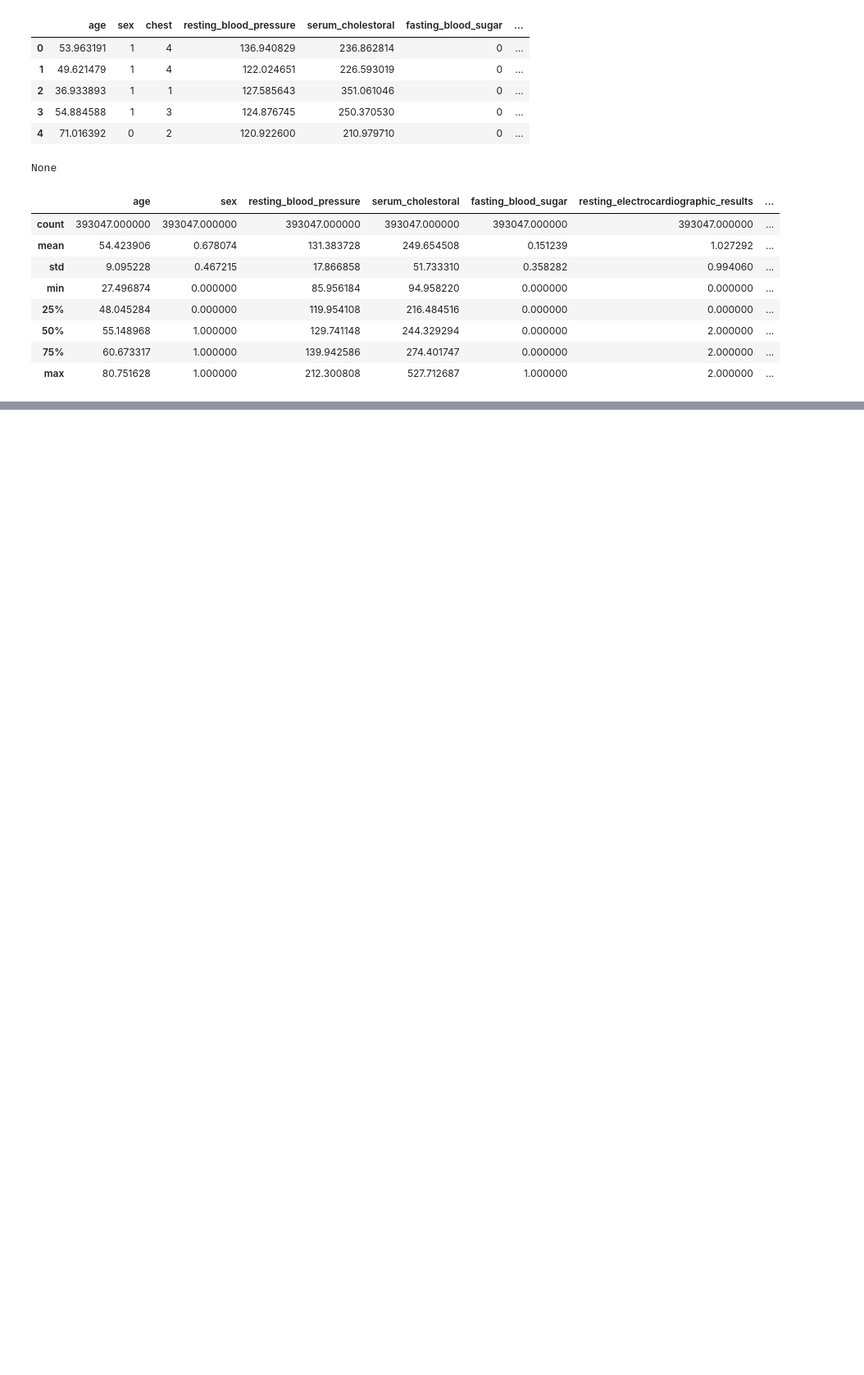
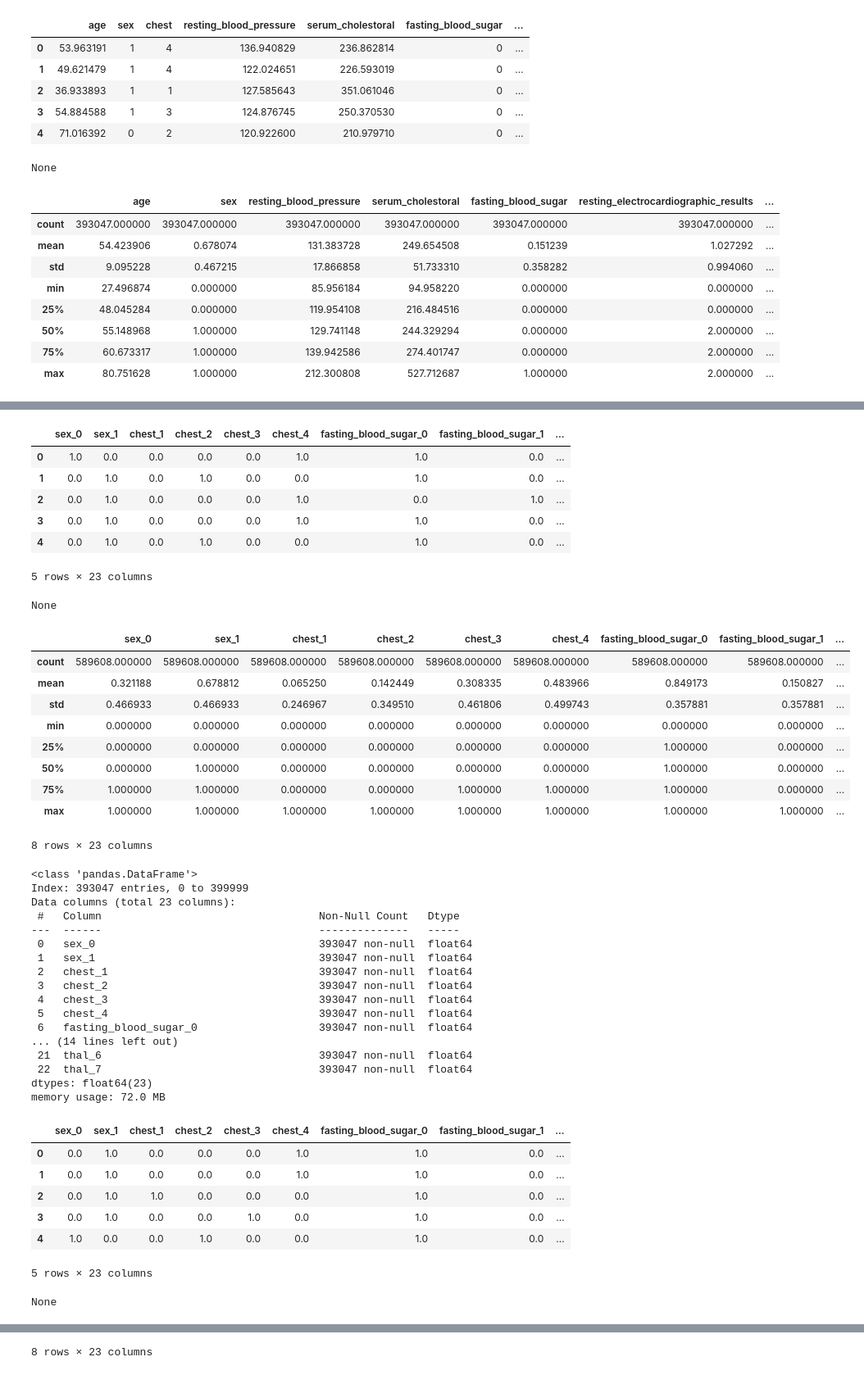
Before and after one commit to KonstGen921/sf_data_science, a Jupyter notebook: tasks/DL_PJ.ipynb, the cells around one changed output, grey strips where cells are left out. Shown at 82% size. Drawn from its saved outputs; the diff is of its cells as text; code cells hidden in the pictures; blank space fills up the shorter version.

```diff
--- a/tasks/DL_PJ.ipynb
+++ b/tasks/DL_PJ.ipynb
@@ -325,5 +325,28 @@ None
 | max | 80.751628 | 1.000000 | 212.300808 | 527.712687 | 1.000000 | 2.000000 | ... |
 # %%
 # делаем one-hot encoding для категориальных признаков
-df_train_1 = pd.get_dummies(df_train_1, columns=['sex','chest','fasting_blood_sugar','resting_electrocardiographic_result','exercise_induced_angina','slope','number_of_major_vessels','thal'])
-df_test_1 = pd.get_dummies(df_test_1, columns=['sex','chest','fasting_blood_sugar','resting_electrocardiographic_result','exercise_induced_angina','slope','number_of_major_vessels','thal'])
+cat_coll = ['sex','chest','fasting_blood_sugar','resting_electrocardiographic_results','exercise_induced_angina','slope','number_of_major_vessels','thal']
+from sklearn.preprocessing import OneHotEncoder
+encoder = OneHotEncoder(
+    sparse_output=False,      # если sklearn старый — можно sparse=False
+    handle_unknown='ignore'
+)
+
+df_train_1_encoded = pd.DataFrame(
+    encoder.fit_transform(df_train_1[cat_coll]),
+    index=df_train_1.index,
+    columns=encoder.get_feature_names_out(cat_coll)
+)
+
+df_test_1_encoded = pd.DataFrame(
+    encoder.transform(df_test_1[cat_coll]),
+    index=df_test_1.index,
+    columns=encoder.get_feature_names_out(cat_coll)
+)
+
+# проверка
+assert (df_train_1_encoded.columns == df_test_1_encoded.columns).all()
+
+display(df_train_1_encoded.head(), df_train_1_encoded.info(), df_train_1_encoded.describe())
+display(df_test_1_encoded.head(), df_test_1_encoded.info(), df_test_1_encoded.describe())
+# %% [output]
@@ -329,0 +370,43 @@ df_test_1 = pd.get_dummies(df_test_1, columns=['sex','chest','fasting_blood_suga
+|  | sex_0 | sex_1 | chest_1 | chest_2 | chest_3 | chest_4 | fasting_blood_sugar_0 | fasting_blood_sugar_1 | ... |
+| 0 | 1.0 | 0.0 | 0.0 | 0.0 | 0.0 | 1.0 | 1.0 | 0.0 | ... |
+| 1 | 0.0 | 1.0 | 0.0 | 1.0 | 0.0 | 0.0 | 1.0 | 0.0 | ... |
+| 2 | 0.0 | 1.0 | 0.0 | 0.0 | 0.0 | 1.0 | 0.0 | 1.0 | ... |
+| 3 | 0.0 | 1.0 | 0.0 | 0.0 | 0.0 | 1.0 | 1.0 | 0.0 | ... |
+| 4 | 0.0 | 1.0 | 0.0 | 1.0 | 0.0 | 0.0 | 1.0 | 0.0 | ... |
+5 rows × 23 columns
+None
+|  | sex_0 | sex_1 | chest_1 | chest_2 | chest_3 | chest_4 | fasting_blood_sugar_0 | fasting_blood_sugar_1 | ... |
+| count | 589608.000000 | 589608.000000 | 589608.000000 | 589608.000000 | 589608.000000 | 589608.000000 | 589608.000000 | 589608.000000 | ... |
+| mean | 0.321188 | 0.678812 | 0.065250 | 0.142449 | 0.308335 | 0.483966 | 0.849173 | 0.150827 | ... |
+| std | 0.466933 | 0.466933 | 0.246967 | 0.349510 | 0.461806 | 0.499743 | 0.357881 | 0.357881 | ... |
+| min | 0.000000 | 0.000000 | 0.000000 | 0.000000 | 0.000000 | 0.000000 | 0.000000 | 0.000000 | ... |
+| 25% | 0.000000 | 0.000000 | 0.000000 | 0.000000 | 0.000000 | 0.000000 | 1.000000 | 0.000000 | ... |
+| 50% | 0.000000 | 1.000000 | 0.000000 | 0.000000 | 0.000000 | 0.000000 | 1.000000 | 0.000000 | ... |
+| 75% | 1.000000 | 1.000000 | 0.000000 | 0.000000 | 1.000000 | 1.000000 | 1.000000 | 0.000000 | ... |
+| max | 1.000000 | 1.000000 | 1.000000 | 1.000000 | 1.000000 | 1.000000 | 1.000000 | 1.000000 | ... |
+8 rows × 23 columns
+<class 'pandas.DataFrame'>
+Index: 393047 entries, 0 to 399999
+Data columns (total 23 columns):
+ #   Column                                  Non-Null Count   Dtype
+---  ------                                  --------------   -----
+ 0   sex_0                                   393047 non-null  float64
+ 1   sex_1                                   393047 non-null  float64
+ 2   chest_1                                 393047 non-null  float64
+ 3   chest_2                                 393047 non-null  float64
+ 4   chest_3                                 393047 non-null  float64
+ 5   chest_4                                 393047 non-null  float64
+ 6   fasting_blood_sugar_0                   393047 non-null  float64
+... (14 lines left out)
+ 21  thal_6                                  393047 non-null  float64
+ 22  thal_7                                  393047 non-null  float64
+dtypes: float64(23)
+memory usage: 72.0 MB
+|  | sex_0 | sex_1 | chest_1 | chest_2 | chest_3 | chest_4 | fasting_blood_sugar_0 | fasting_blood_sugar_1 | ... |
+| 0 | 0.0 | 1.0 | 0.0 | 0.0 | 0.0 | 1.0 | 1.0 | 0.0 | ... |
+| 1 | 0.0 | 1.0 | 0.0 | 0.0 | 0.0 | 1.0 | 1.0 | 0.0 | ... |
+| 2 | 0.0 | 1.0 | 1.0 | 0.0 | 0.0 | 0.0 | 1.0 | 0.0 | ... |
+| 3 | 0.0 | 1.0 | 0.0 | 0.0 | 1.0 | 0.0 | 1.0 | 0.0 | ... |
+| 4 | 1.0 | 0.0 | 0.0 | 1.0 | 0.0 | 0.0 | 1.0 | 0.0 | ... |
+5 rows × 23 columns
+None
@@ -329,0 +422 @@ df_test_1 = pd.get_dummies(df_test_1, columns=['sex','chest','fasting_blood_suga
+8 rows × 23 columns
```
Also changed, not shown: parts of 1 cell of this notebook.
